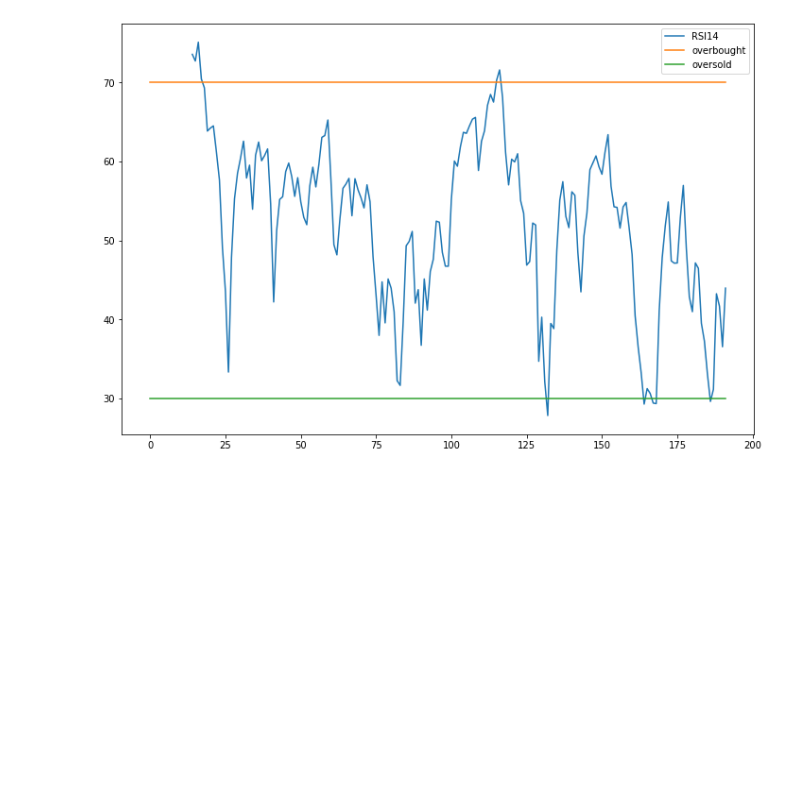
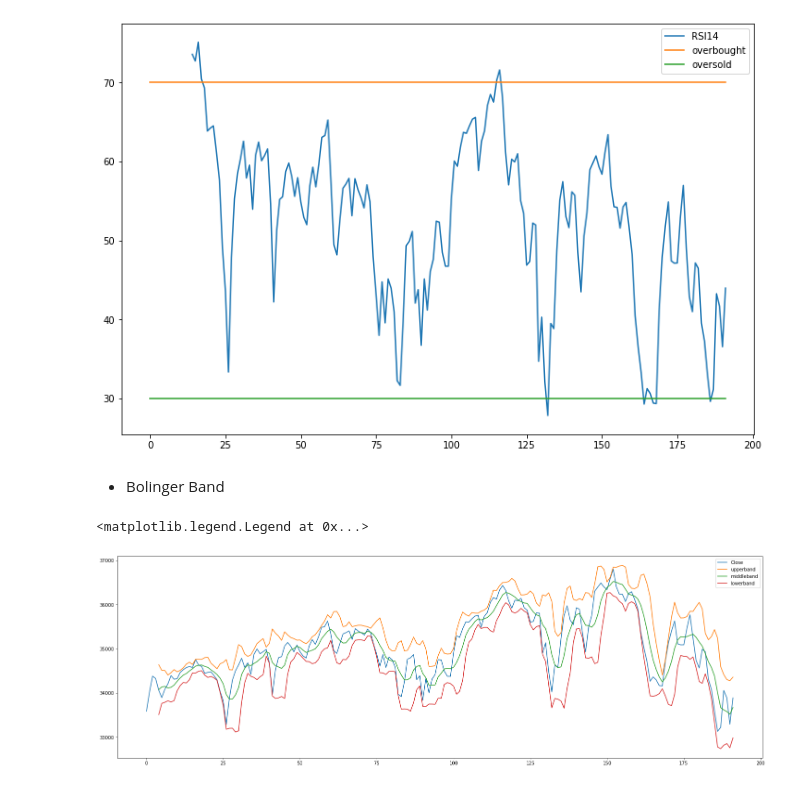
Before and after one commit to astrrr/Financial-Analysis, a Jupyter notebook: TALib.ipynb, the cells around one changed output. Drawn from its saved outputs; the diff is of its cells as text; code cells hidden in the pictures; blank space fills up the shorter version.

Commit message:
add Bolinger Band

```diff
--- a/TALib.ipynb
+++ b/TALib.ipynb
@@ -256,3 +256,17 @@ plt.legend(loc='best')
 # %% [output]
 <matplotlib.legend.Legend at 0x...>
 [figure]
+# %% [markdown]
+* Bolinger Band
+# %%
+upperband, middleband, lowerband = BBANDS(df['Close'], timeperiod=5, nbdevup=2, nbdevdn=2, matype=0)
+# %%
+plt.figure(figsize=(25,8))
+plt.plot(df['Close'], label='Close')
+plt.plot(upperband,label='upperband')
+plt.plot(middleband,label='middleband')
+plt.plot(lowerband,label='lowerband')
+plt.legend(loc='best')
+# %% [output]
+<matplotlib.legend.Legend at 0x...>
+[figure, added]
```
